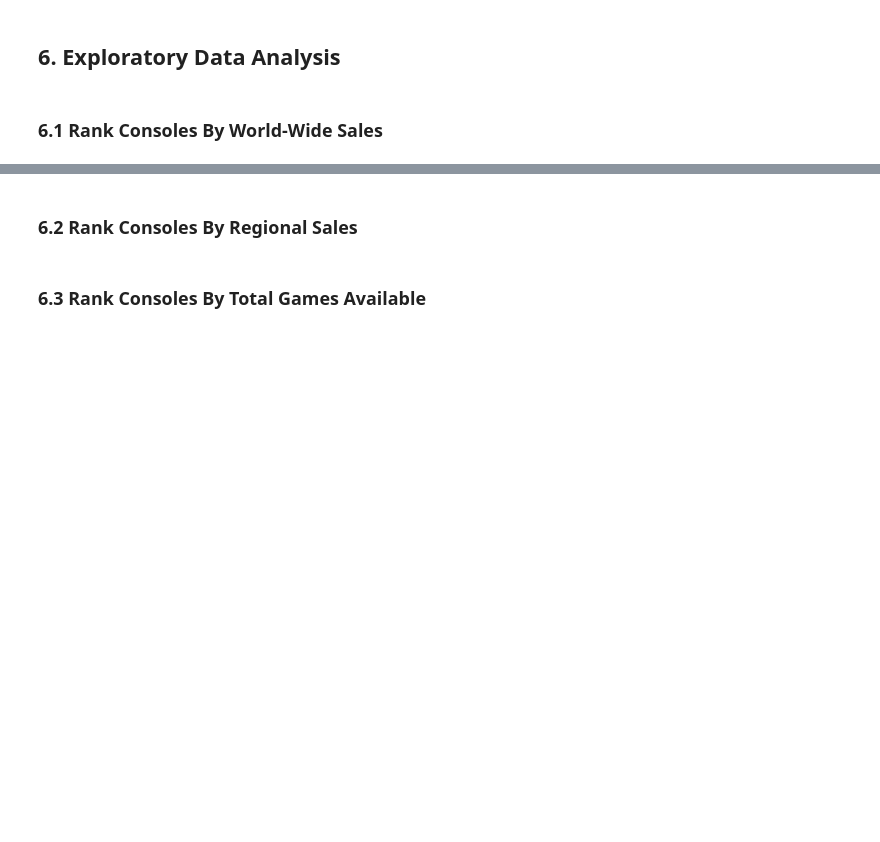
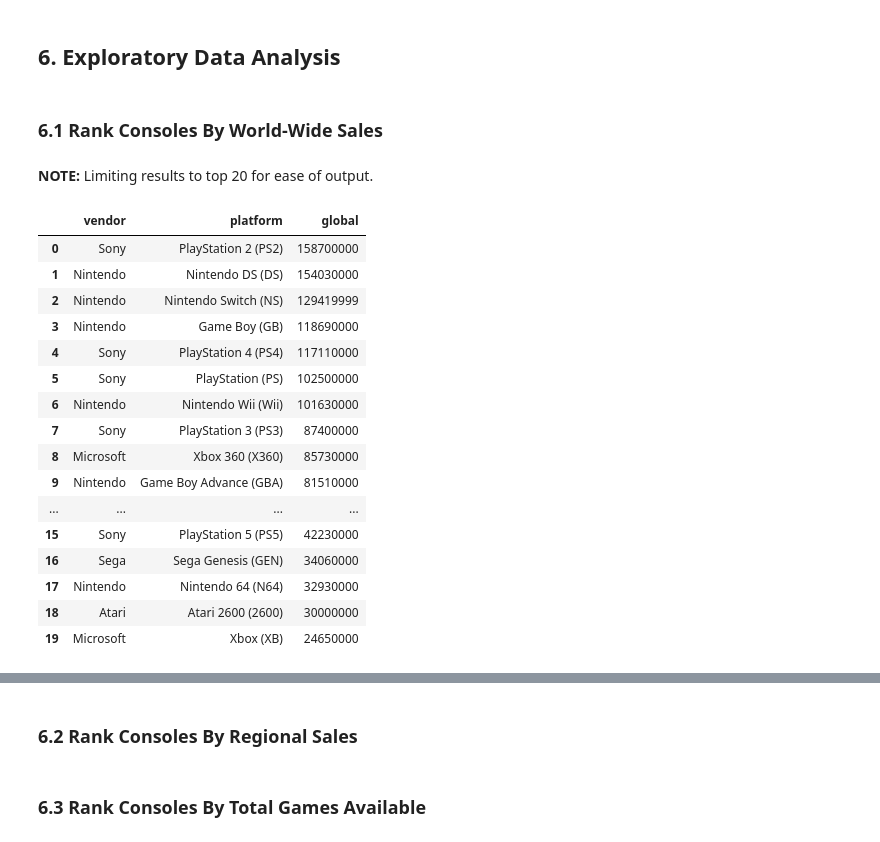
Before and after one commit to York13Pud/data-analytics-portfolio, a Jupyter notebook: video-game-console-sales/analysis.ipynb, the cells around one changed output, grey strips where cells are left out. Drawn from its saved outputs; the diff is of its cells as text; code cells hidden in the pictures; blank space fills up the shorter version.

```diff
--- a/video-game-console-sales/analysis.ipynb
+++ b/video-game-console-sales/analysis.ipynb
@@ -154,3 +154,26 @@ As a result, it is ok to start exploring the data.
 ## 6. Exploratory Data Analysis
 # %% [markdown]
 ### 6.1 Rank Consoles By World-Wide Sales
+# %% [markdown]
+**NOTE:** Limiting results to top 20 for ease of output.
+# %%
+global_sales = df[["vendor","platform", "global"]].sort_values(by = "global", ascending = False).head(20)
+global_sales
+# %% [output]
+|  | vendor | platform | global |
+| 0 | Sony | PlayStation 2 (PS2) | 158700000 |
+| 1 | Nintendo | Nintendo DS (DS) | 154030000 |
+| 2 | Nintendo | Nintendo Switch (NS) | 129419999 |
+| 3 | Nintendo | Game Boy (GB) | 118690000 |
+| 4 | Sony | PlayStation 4 (PS4) | 117110000 |
+| 5 | Sony | PlayStation (PS) | 102500000 |
+| 6 | Nintendo | Nintendo Wii (Wii) | 101630000 |
+| 7 | Sony | PlayStation 3 (PS3) | 87400000 |
+| 8 | Microsoft | Xbox 360 (X360) | 85730000 |
+| 9 | Nintendo | Game Boy Advance (GBA) | 81510000 |
+| ... | ... | ... | ... |
+| 15 | Sony | PlayStation 5 (PS5) | 42230000 |
+| 16 | Sega | Sega Genesis (GEN) | 34060000 |
+| 17 | Nintendo | Nintendo 64 (N64) | 32930000 |
+| 18 | Atari | Atari 2600 (2600) | 30000000 |
+| 19 | Microsoft | Xbox (XB) | 24650000 |
```
Also changed, not shown: parts of 2 cells of this notebook.
